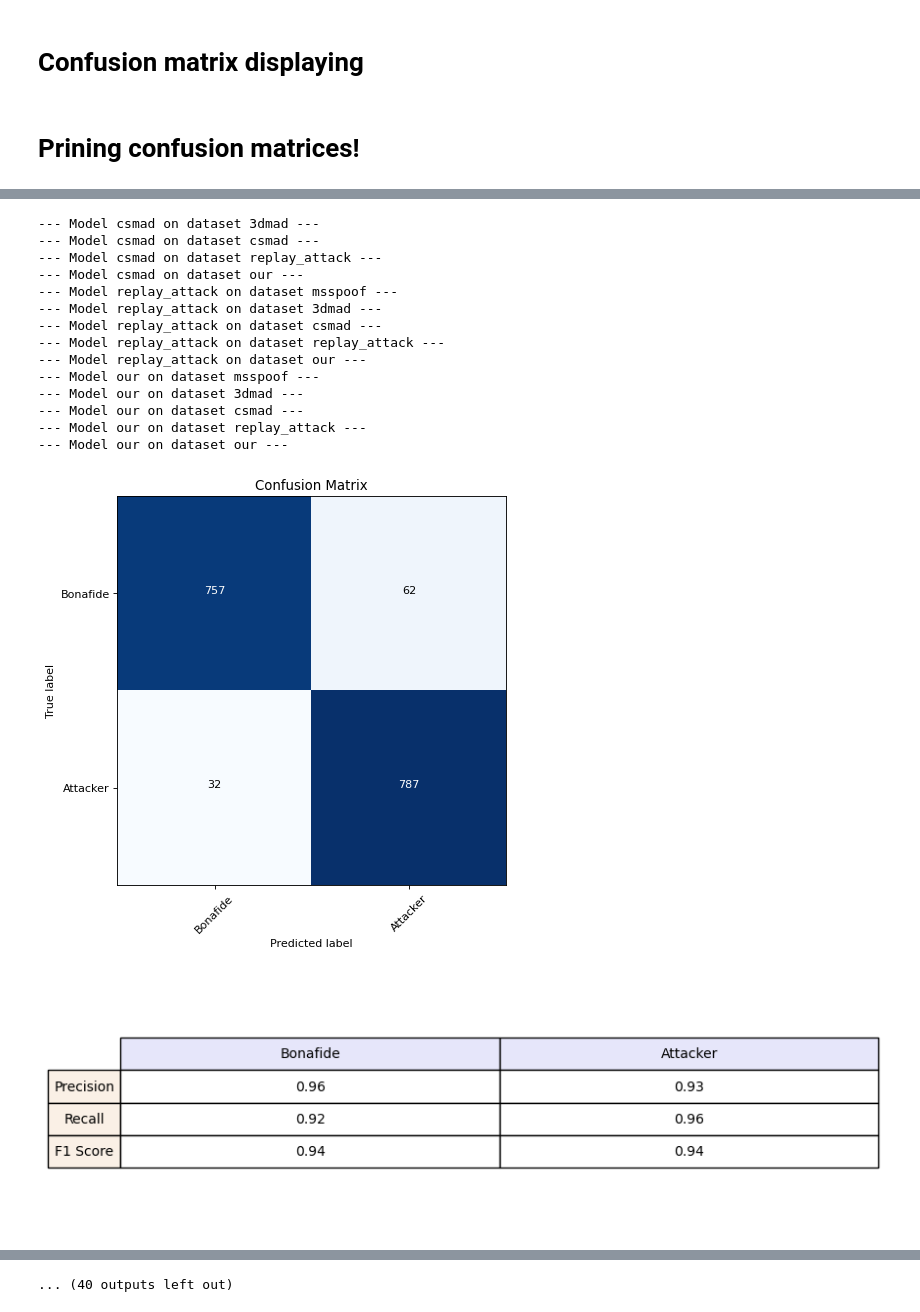
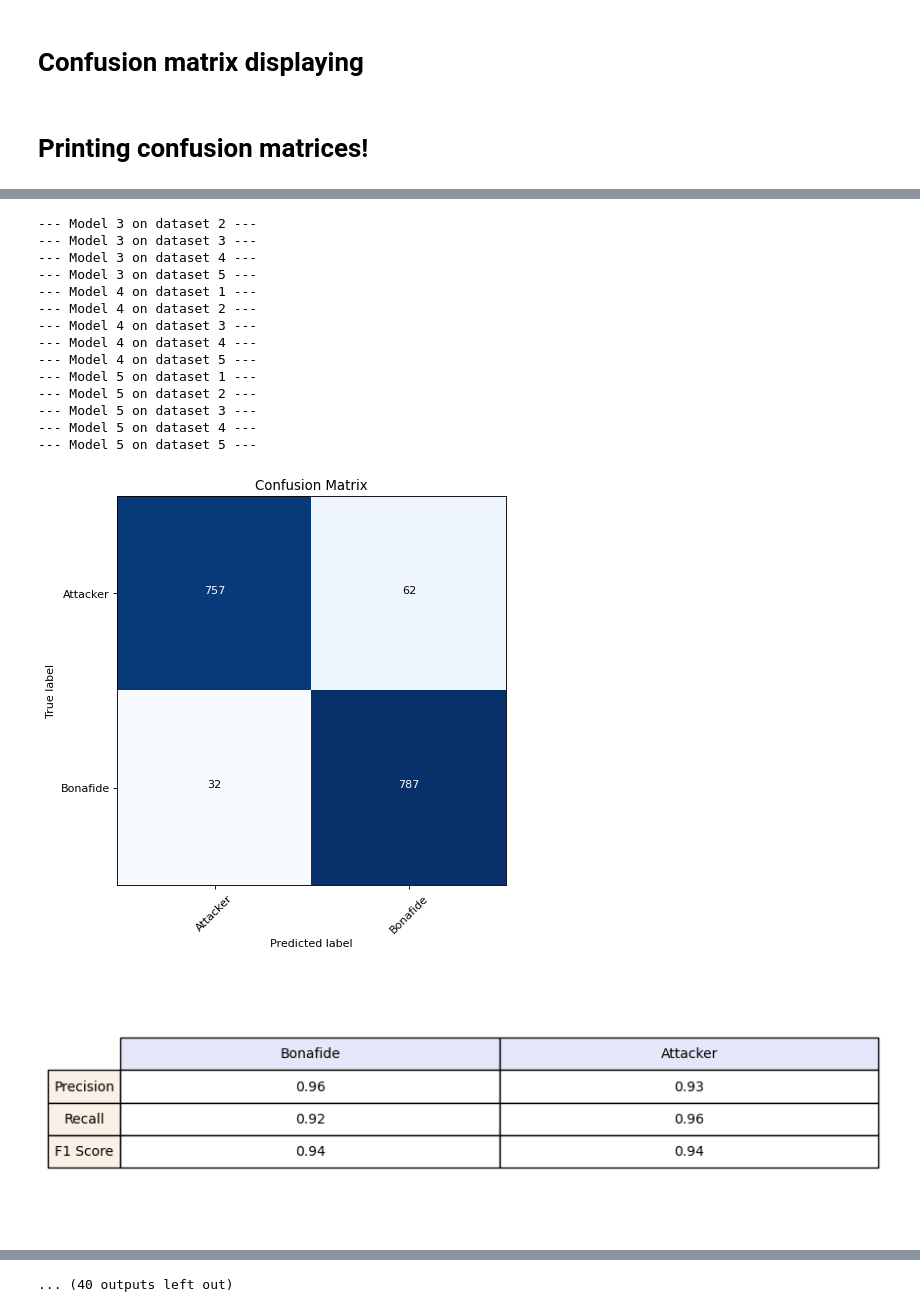
Before and after one commit to ZamDimon/liveness-detection, a Jupyter notebook: confusion_matrices.ipynb, the cells around one changed output, grey strips where cells are left out. Cells and saved outputs as stored; diff of their text form; code cells hidden in the pictures.

Commit message:
:recycle: refactor the confusion matrix part and make retraining on CSMAD

```diff
--- a/confusion_matrices.ipynb
+++ b/confusion_matrices.ipynb
@@ -186,24 +268,22 @@ def plot_confusion_matrix(cm, classes,
 
 class_names = {"Bonafide", "Attacker"}
 # %% [markdown]
-# Prining confusion matrices!
+# Printing confusion matrices!
 # %%
-names = ['msspoof', '3dmad', 'csmad', 'replay_attack', 'our']
-
-for model_name in names:
-    for dataset_name in names:
-        model = get_model(model_name)
-        X, Y = load_dataset(dataset_name)
+for trained_on in DatasetSource.to_list():
+    for validate_on in DatasetSource.to_list():
+        model = trained_on.model()
+        _, X, _, y = DatasetLoader.load_dataset(validate_on)
 
         # one might uncomment the line below for the debugging purposes
         # test_model_dataset(model, (X, Y))
 
-        Y_score = model.predict(X, verbose=0)
-        Y_prediction = np.argmax(Y_score, axis=1)
-
+        y_true = np.argmax(y, axis=1)
+        y_score = model.predict(X, verbose=0)
+        y_prediction = np.argmax(y_score, axis=1)
         # Compute confusion matrix
-        print(f'--- Model {model_name} on dataset {dataset_name} ---')
-        cnf_matrix = confusion_matrix(Y, Y_prediction)
+        print(f'--- Model {trained_on} on dataset {validate_on} ---')
+        cnf_matrix = confusion_matrix(y_true, y_prediction)
 
         # Plot non-normalized confusion matrix
         plot_confusion_matrix(cnf_matrix, classes=class_names,
@@ -223,16 +303,16 @@ for model_name in names:
---- Model csmad on dataset 3dmad ---
---- Model csmad on dataset csmad ---
---- Model csmad on dataset replay_attack ---
---- Model csmad on dataset our ---
---- Model replay_attack on dataset msspoof ---
---- Model replay_attack on dataset 3dmad ---
---- Model replay_attack on dataset csmad ---
---- Model replay_attack on dataset replay_attack ---
---- Model replay_attack on dataset our ---
---- Model our on dataset msspoof ---
---- Model our on dataset 3dmad ---
---- Model our on dataset csmad ---
---- Model our on dataset replay_attack ---
---- Model our on dataset our ---
+--- Model 3 on dataset 2 ---
+--- Model 3 on dataset 3 ---
+--- Model 3 on dataset 4 ---
+--- Model 3 on dataset 5 ---
+--- Model 4 on dataset 1 ---
+--- Model 4 on dataset 2 ---
+--- Model 4 on dataset 3 ---
+--- Model 4 on dataset 4 ---
+--- Model 4 on dataset 5 ---
+--- Model 5 on dataset 1 ---
+--- Model 5 on dataset 2 ---
+--- Model 5 on dataset 3 ---
+--- Model 5 on dataset 4 ---
+--- Model 5 on dataset 5 ---
-[figure, old version]
+[figure, new version]
 [figure]
```
Also changed, not shown: parts of 13 cells of this notebook, 14 other files.
